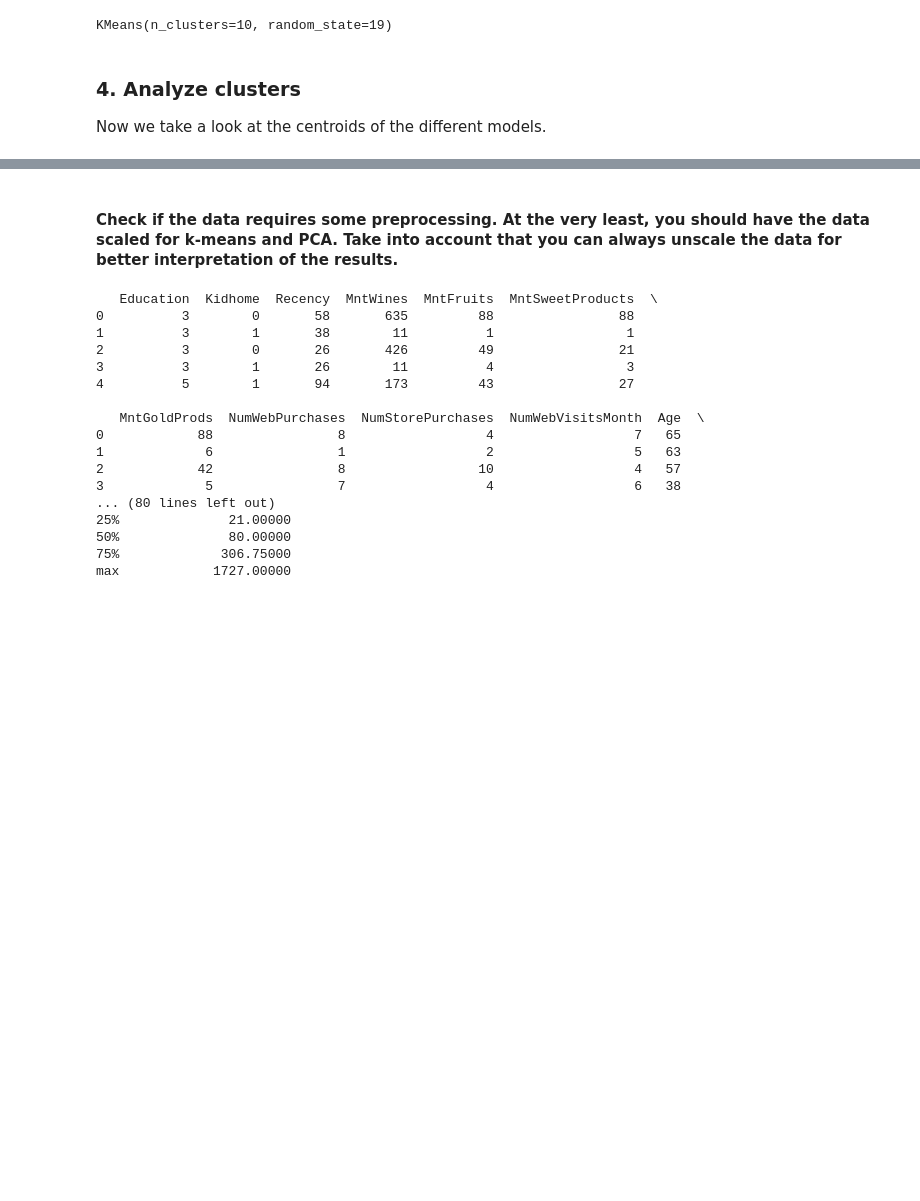
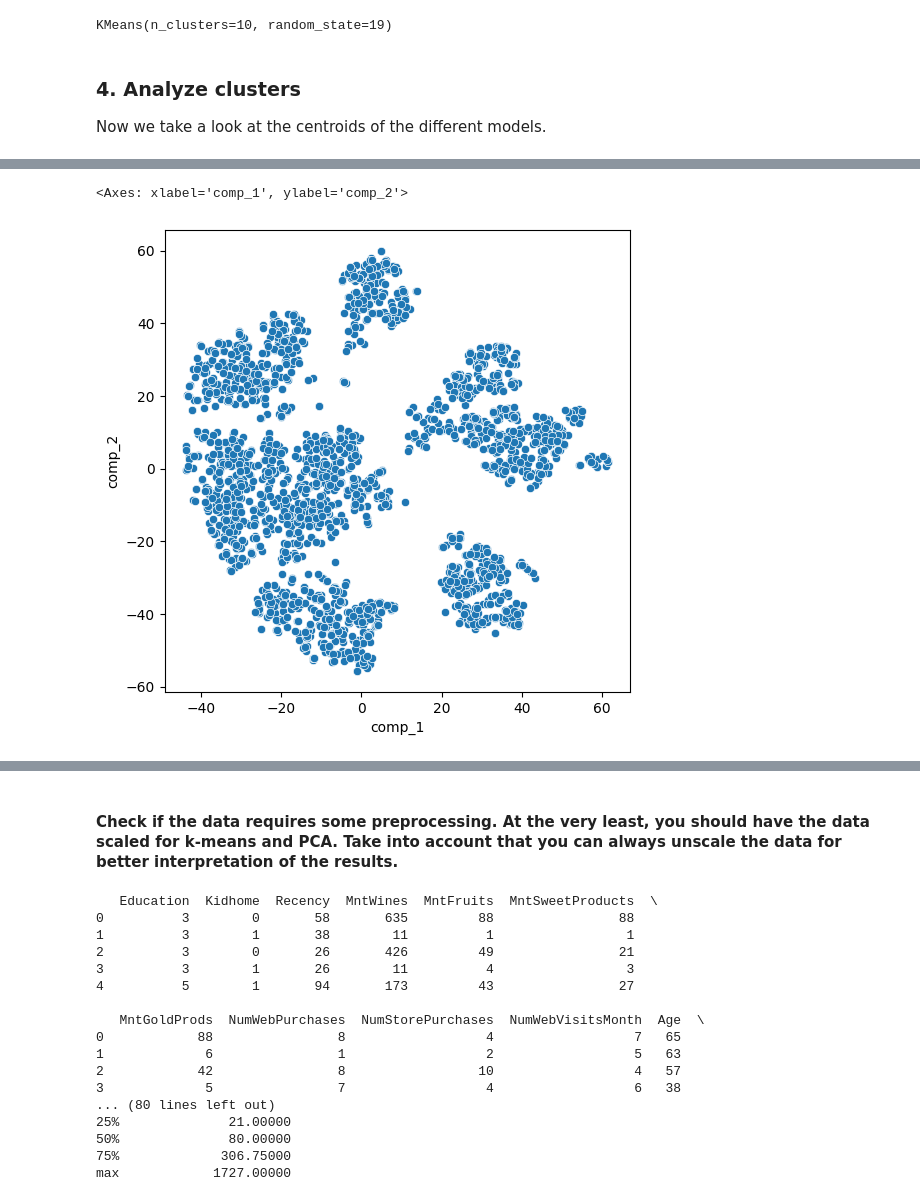
Before and after one commit to sannahartmann/Assignment-1-Unsupervised-learning, a Jupyter notebook: assignment1.ipynb, the cells around one changed output, grey strips where cells are left out. Saved outputs shown, nothing was run; the diff lists cells and outputs as text; code cells hidden in the pictures; blank space fills up the shorter version.

```diff
--- a/assignment1.ipynb
+++ b/assignment1.ipynb
@@ -259,0 +314,11 @@ centers_unscaled
+# %%
+tsne = TSNE()
+df_tsne = tsne.fit_transform(df_scaled)
+dicc_tsne = {'comp_1':df_tsne[:,0],'comp_2':df_tsne[:,1]}
+df_tsne = pd.DataFrame(dicc_tsne,index=df_scaled.index)
+# %%
+plt.figure(figsize=(6,6))
+sns.scatterplot(data=df_tsne, x='comp_1',y='comp_2', legend='full')
+# %% [output]
+<Axes: xlabel='comp_1', ylabel='comp_2'>
+[figure, added]
```
Also changed, not shown: parts of 12 cells of this notebook.
